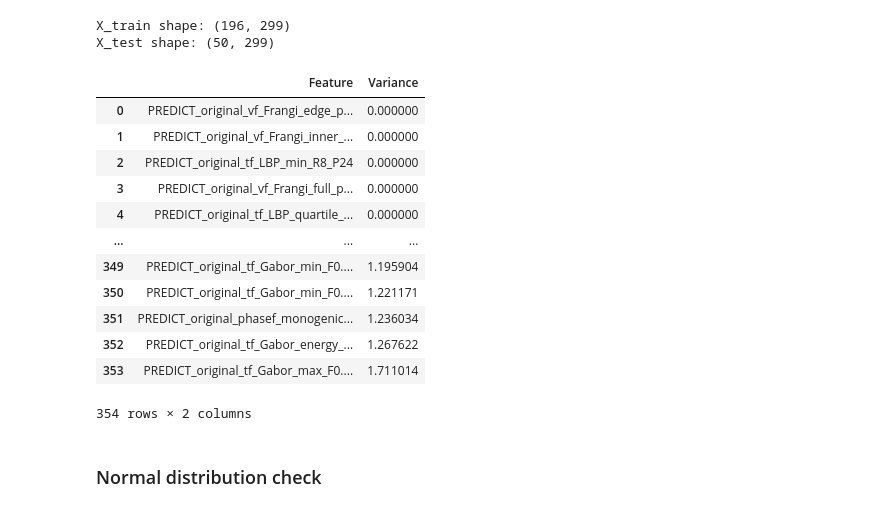
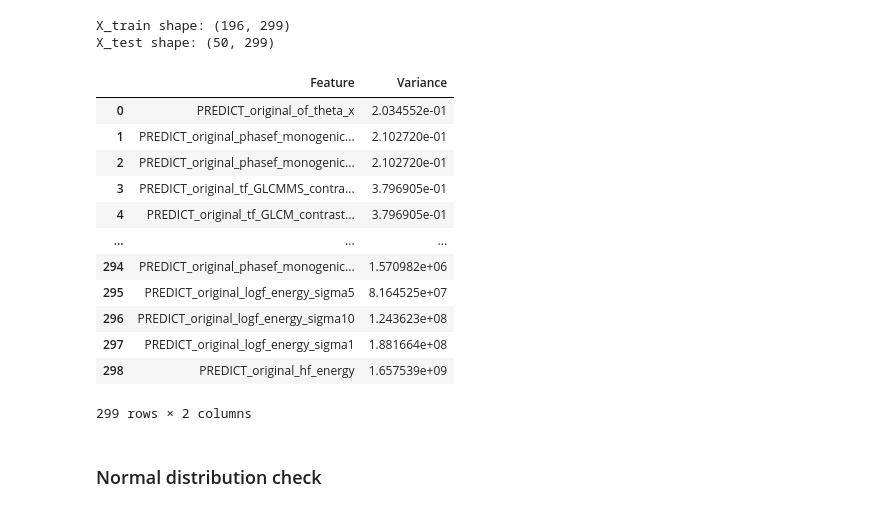
Before and after one commit to Roberto-TM/TM10007_ML_Project_group3, a Jupyter notebook: assignment.ipynb, the cells around one changed output. Cells and saved outputs as stored; diff of their text form; code cells hidden in the pictures.

```diff
--- a/assignment.ipynb
+++ b/assignment.ipynb
@@ -107,29 +107,29 @@ X_train shape: (196, 299)
 X_test shape: (50, 299)
 # %%
 # Bereken variantie en zet in een DataFrame
-feature_variances = df_no_outliers.var(numeric_only=True)
+feature_variances = X_train.var(numeric_only=True)
 variance_table = feature_variances.sort_values(ascending=True).reset_index()
 variance_table.columns = ['Feature', 'Variance']
 
 # Toon als tabel
 import pandas as pd
 pd.set_option('display.max_rows', 100)  # toon tot 100 rijen
 
 display(variance_table)
 # %% [output]
 |  | Feature | Variance |
-| 0 | PREDICT_original_vf_Frangi_edge_p... | 0.000000 |
-| 1 | PREDICT_original_vf_Frangi_inner_... | 0.000000 |
-| 2 | PREDICT_original_tf_LBP_min_R8_P24 | 0.000000 |
-| 3 | PREDICT_original_vf_Frangi_full_p... | 0.000000 |
-| 4 | PREDICT_original_tf_LBP_quartile_... | 0.000000 |
+| 0 | PREDICT_original_of_theta_x | 2.034552e-01 |
+| 1 | PREDICT_original_phasef_monogenic... | 2.102720e-01 |
+| 2 | PREDICT_original_phasef_monogenic... | 2.102720e-01 |
+| 3 | PREDICT_original_tf_GLCMMS_contra... | 3.796905e-01 |
+| 4 | PREDICT_original_tf_GLCM_contrast... | 3.796905e-01 |
 | ... | ... | ... |
-| 349 | PREDICT_original_tf_Gabor_min_F0.... | 1.195904 |
-| 350 | PREDICT_original_tf_Gabor_min_F0.... | 1.221171 |
-| 351 | PREDICT_original_phasef_monogenic... | 1.236034 |
-| 352 | PREDICT_original_tf_Gabor_energy_... | 1.267622 |
-| 353 | PREDICT_original_tf_Gabor_max_F0.... | 1.711014 |
+| 294 | PREDICT_original_phasef_monogenic... | 1.570982e+06 |
+| 295 | PREDICT_original_logf_energy_sigma5 | 8.164525e+07 |
+| 296 | PREDICT_original_logf_energy_sigma10 | 1.243623e+08 |
+| 297 | PREDICT_original_logf_energy_sigma1 | 1.881664e+08 |
+| 298 | PREDICT_original_hf_energy | 1.657539e+09 |
-354 rows × 2 columns
+299 rows × 2 columns
 # %% [markdown]
 ### Normal distribution check
 # %%
```
